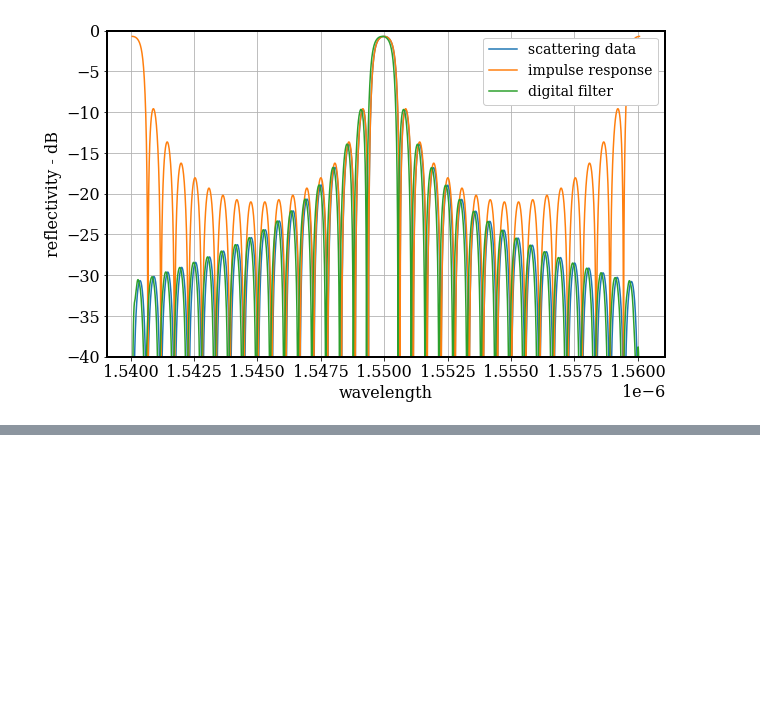
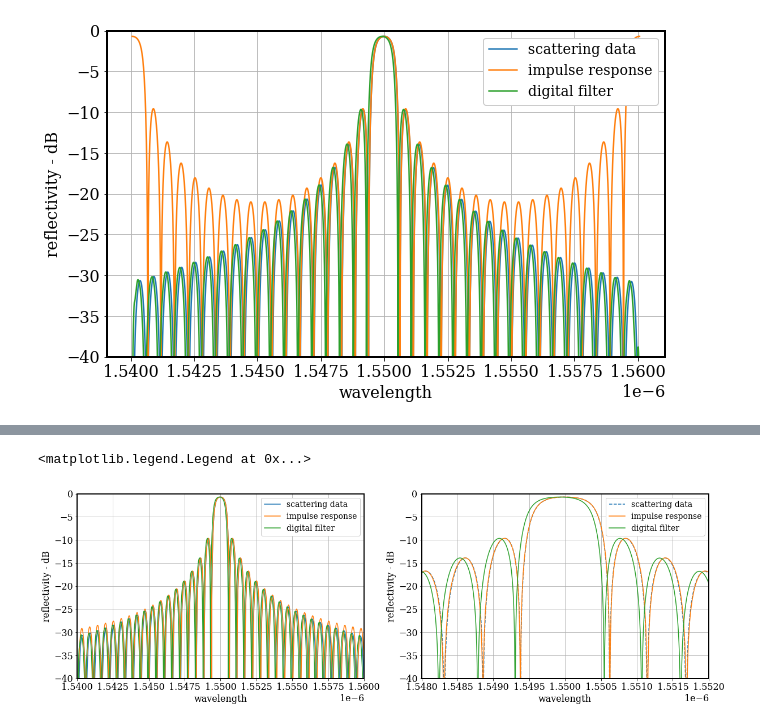
Before and after one commit to moisesoliveira08/BragGrating, a Jupyter notebook: FBG.ipynb, the cells around one changed output, grey strips where cells are left out. Cells and saved outputs as stored; diff of their text form; code cells hidden in the pictures; blank space fills up the shorter version.

```diff
--- a/FBG.ipynb
+++ b/FBG.ipynb
@@ -136,0 +154,27 @@ inter.run()
+# %%
+figure, ax = plt.subplots(1,2,figsize=(20,6))
+plt.rc('font', **font)
+plt.rc('axes', linewidth=2)
+
+ax[0].plot(wavelength, gain_ona_1, label = 'scattering data')
+ax[0].plot(wavelength_ona_2_40, gain_ona_2_40, label = 'impulse response')
+ax[0].plot(wavelength, gain_ona_3, label = 'digital filter')
+ax[0].grid(True)
+ax[0].set_xlabel('wavelength')
+ax[0].set_ylabel('reflectivity - dB')
+ax[0].set_ylim([-40, 0])
+ax[0].set_xlim([1540e-9, 1560e-9])
+ax[0].legend(loc = 'upper right', framealpha = 1, fontsize = 14)
+
+ax[1].plot(wavelength, gain_ona_1,'--', label = 'scattering data')
+ax[1].plot(wavelength_ona_2_40, gain_ona_2_40, label = 'impulse response')
+ax[1].plot(wavelength, gain_ona_3, label = 'digital filter')
+ax[1].grid(True)
+ax[1].set_xlabel('wavelength')
+ax[1].set_ylabel('reflectivity - dB')
+ax[1].set_ylim([-40, 0])
+ax[1].set_xlim([1548e-9, 1552e-9])
+ax[1].legend(loc = 'upper right', framealpha = 1, fontsize = 14)
+# %% [output]
+<matplotlib.legend.Legend at 0x...>
+[figure, added]
```
Also changed, not shown: parts of 4 cells of this notebook.
